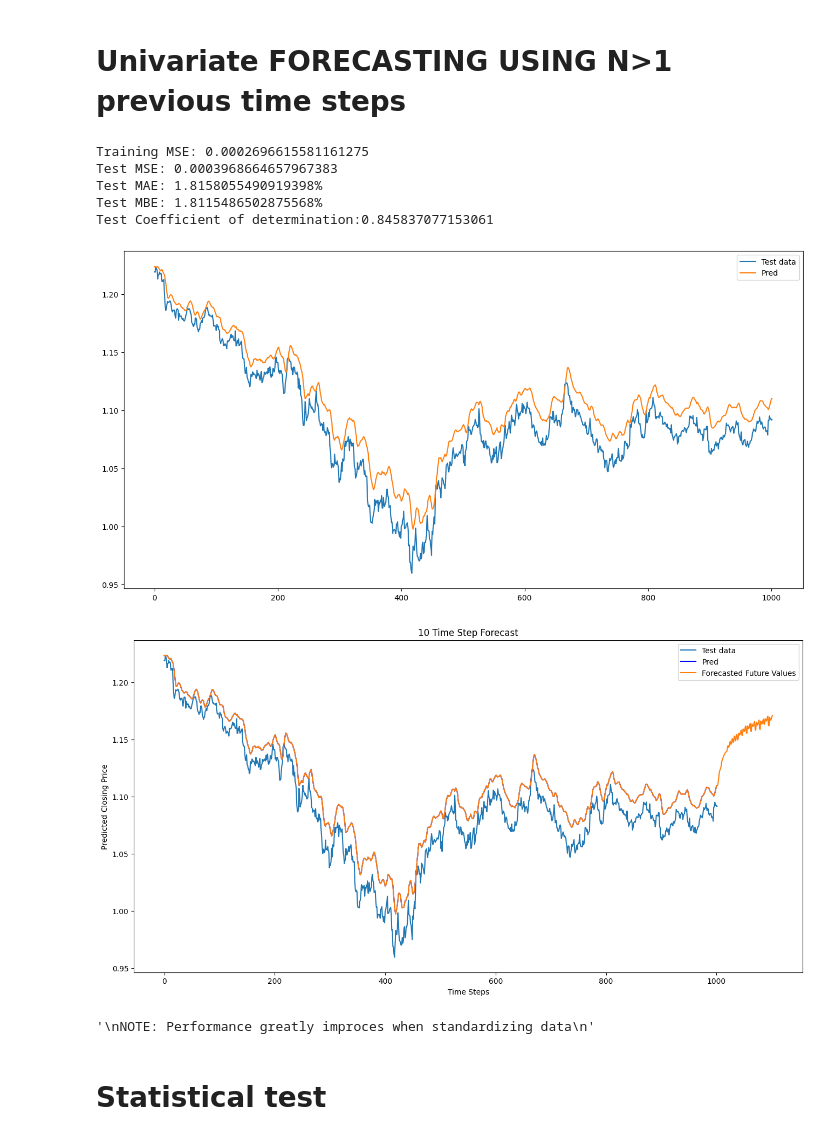
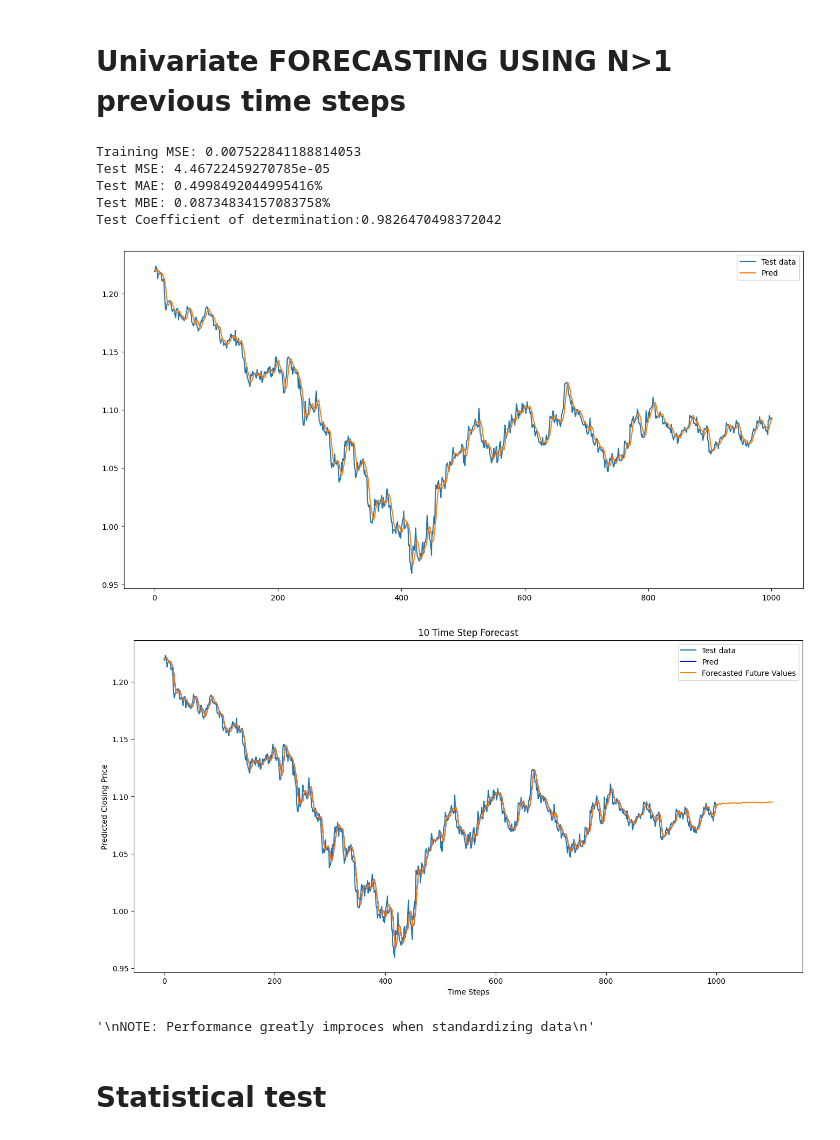
Before and after one commit to D-Mutabazi/Data-Engineering-Projects-and-Coursework, a Jupyter notebook: MLR_forecast.ipynb, the cells around one changed output. Cells and saved outputs as stored; diff of their text form; code cells hidden in the pictures.

```diff
--- a/MLR_forecast.ipynb
+++ b/MLR_forecast.ipynb
@@ -518,7 +518,7 @@ X_train, X_test, y_train, y_test = train_test_split(X, Y,  test_size=0.2, random
 y_train = y_train.values.ravel()
 y_test = y_test.values.ravel()
 
-scale_data =  0 # scale data
+scale_data =  1 # scale data
 
 if scale_data == 1:
 
@@ -577,40 +577,40 @@ for i in range(n_future):
 
     forecastedRate.append(y_predict)  # Store prediction
 
     # Update last_row_test_set to include the new prediction and remove the oldest value
     last_row_test_set = np.roll(last_row_test_set, -1)  # Shift values left
     last_row_test_set = np.append(last_row_test_set, y_predict)  # Add the new prediction at the end
 
 if scale_data==1:
     forecastedRate = np.array(forecastedRate).reshape(-1,1)
     forecastedRate = scaler_y.inverse_transform(forecastedRate)  # Convert forecast back to original scale (inverse transform)
     y_pred_combined = np.concatenate([y_pred_test, forecastedRate])
 else:
     y_pred_combined = np.concatenate([y_pred_test, forecastedRate])
 
 
 # Plot the forecasted results
 plt.figure(figsize=(16, 8))
 plt.plot(y_test,label='Test data')
 plt.plot(y_pred_test, label='Pred', color='blue')
 plt.plot(y_pred_combined, label='Forecasted Future Values')
 plt.xlabel('Time Steps')
 plt.ylabel('Predicted Closing Price')
 plt.title('10 Time Step Forecast')
 plt.legend()
 plt.show()
 
 '''
 NOTE: Performance greatly improces when standardizing data
 '''
 # %% [output]
-Training MSE: 0.0002696615581161275
-Test MSE: 0.0003968664657967383
-Test MAE: 1.8158055490919398%
-Test MBE: 1.8115486502875568%
-Test Coefficient of determination:0.845837077153061
+Training MSE: 0.007522841188814053
+Test MSE: 4.46722459270785e-05
+Test MAE: 0.4998492044995416%
+Test MBE: 0.08734834157083758%
+Test Coefficient of determination:0.9826470498372042
-[figure, old version]
+[figure, new version]
-[figure, old version]
+[figure, new version]
 '\nNOTE: Performance greatly improces when standardizing data\n'
 # %% [markdown]
 # Statistical test
```
Also changed, not shown: 1 other file.
